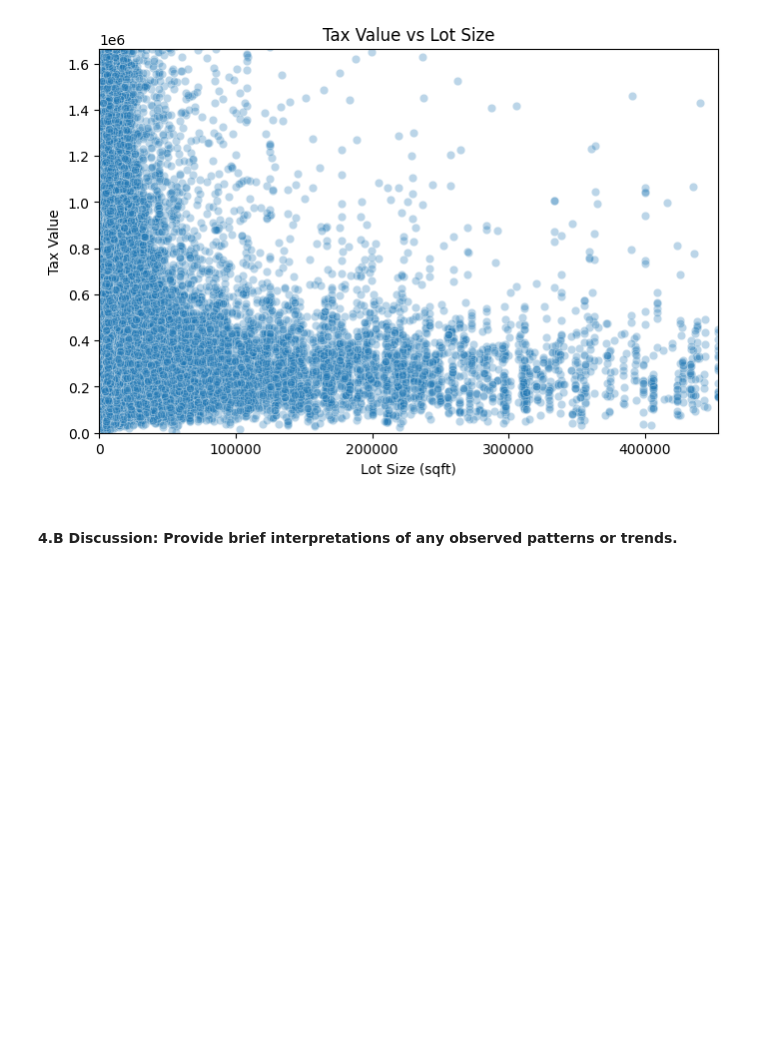
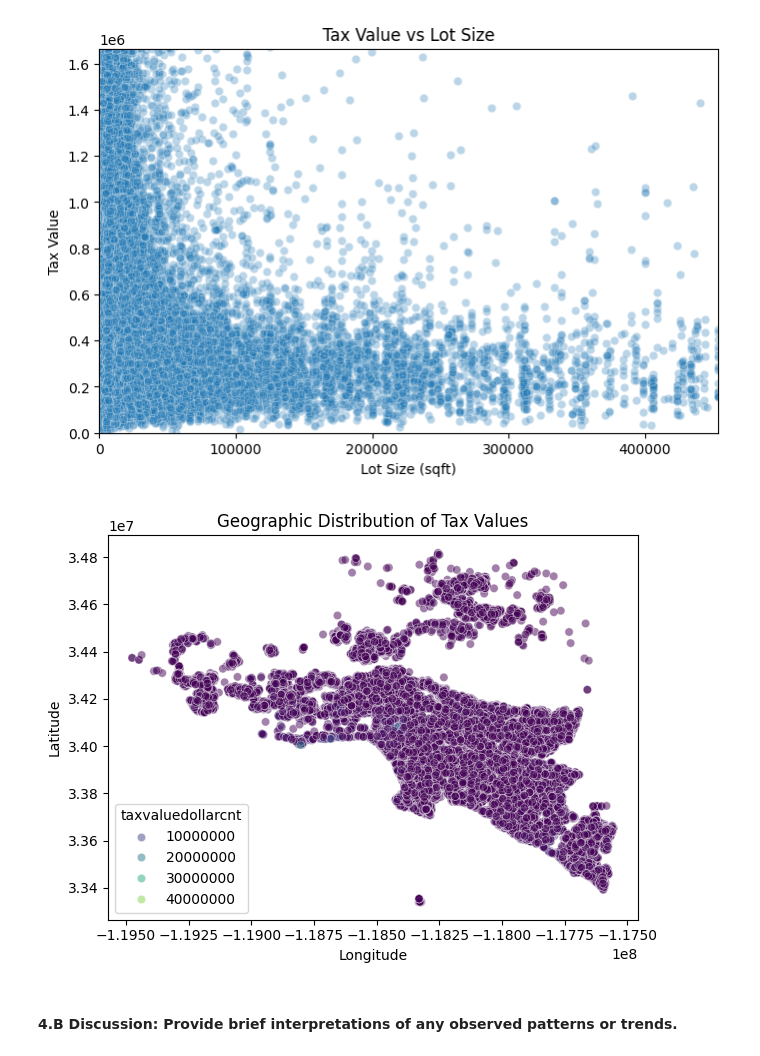
Before and after one commit to awelahi-bu/DX603-Milestone1, a Jupyter notebook: Milestone_01.ipynb, the cells around one changed output. Drawn from its saved outputs; the diff is of its cells as text; code cells hidden in the pictures; blank space fills up the shorter version.

```diff
--- a/Milestone_01.ipynb
+++ b/Milestone_01.ipynb
@@ -763,6 +737,15 @@ plt.ylim(0, df_encoded['taxvaluedollarcnt'].quantile(0.99))
 plt.show()
 # %% [output]
 [figure]
+# %%
+sns.scatterplot(data=df, x='longitude', y='latitude', hue='taxvaluedollarcnt', palette='viridis', alpha=0.5)
+plt.title('Geographic Distribution of Tax Values')
+plt.xlabel('Longitude')
+plt.ylabel('Latitude')
+plt.tight_layout()
+plt.show()
+# %% [output]
+[figure, added]
 # %% [markdown]
 #### **4.B Discussion:** Provide brief interpretations of any observed patterns or trends.
 # %% [markdown]
```
Also changed, not shown: parts of 8 cells of this notebook.
